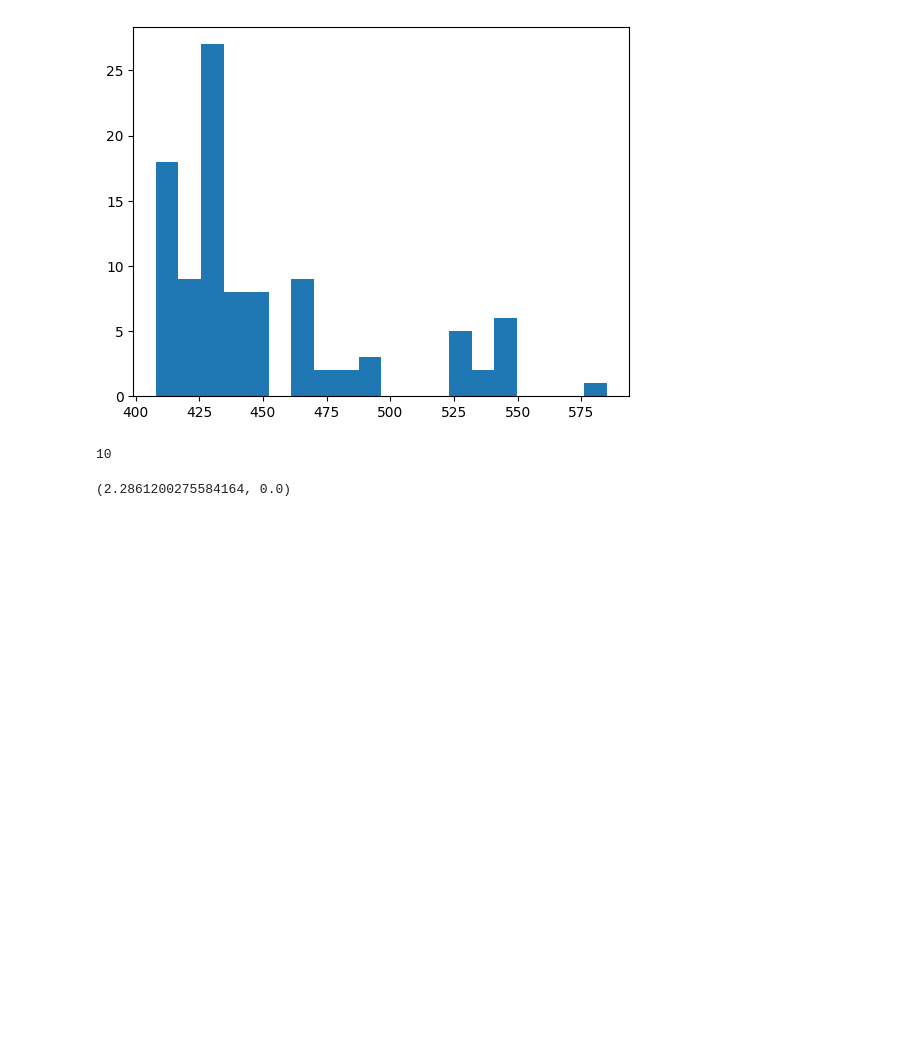
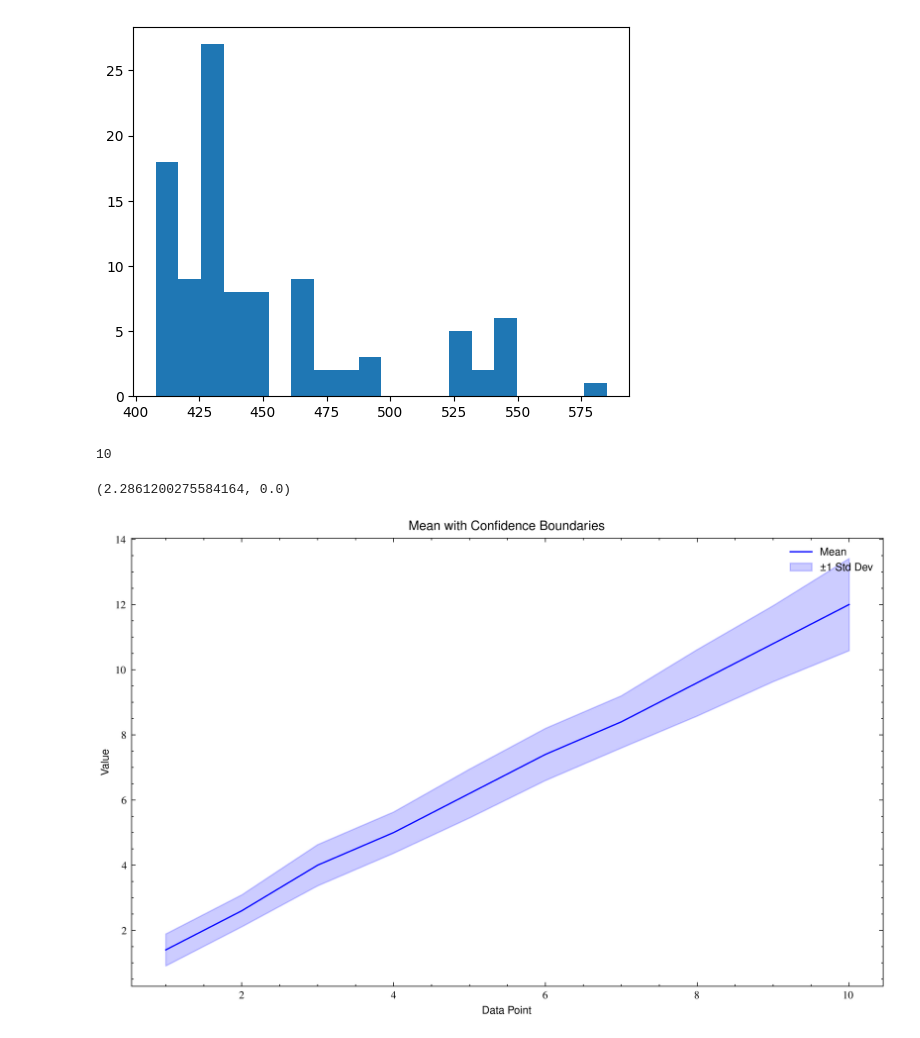
Before and after one commit to Alex-Nygaard/research-project, a Jupyter notebook: distribution.ipynb, the cells around one changed output. Saved outputs shown, nothing was run; the diff lists cells and outputs as text; code cells hidden in the pictures; blank space fills up the shorter version.

```diff
--- a/distribution.ipynb
+++ b/distribution.ipynb
@@ -214,3 +346,35 @@ from client.network import test
 test(client.net, client.train_loader)
 # %% [output]
 (2.2861200275584164, 0.0)
+# %%
+import numpy as np
+import matplotlib.pyplot as plt
+
+# Example data: 5 runs of an experiment with 10 data points each
+runs = np.array([
+    [1, 2, 3, 4, 5, 6, 7, 8, 9, 10],
+    [2, 3, 4, 5, 6, 7, 8, 9, 10, 11],
+    [1, 3, 4, 5, 7, 8, 9, 10, 11, 12],
+    [2, 3, 5, 6, 7, 8, 9, 11, 12, 13],
+    [1, 2, 4, 5, 6, 8, 9, 10, 12, 14]
+])
+
+# Calculate the mean and standard deviation for each data point
+mean = np.mean(runs, axis=0)
+std_dev = np.std(runs, axis=0)
+
+# Calculate the upper and lower bounds of the confidence interval
+upper_bound = mean + std_dev
+lower_bound = mean - std_dev
+
+# Plot the mean with confidence boundaries
+plt.figure(figsize=(10, 6))
+plt.plot(range(1, 11), mean, label='Mean', color='blue')
+plt.fill_between(range(1, 11), lower_bound, upper_bound, color='blue', alpha=0.2, label='±1 Std Dev')
+plt.xlabel('Data Point')
+plt.ylabel('Value')
+plt.title('Mean with Confidence Boundaries')
+plt.legend()
+plt.show()
+# %% [output]
+[figure, added]
```
Also changed, not shown: parts of 9 cells of this notebook, 17 other files.
